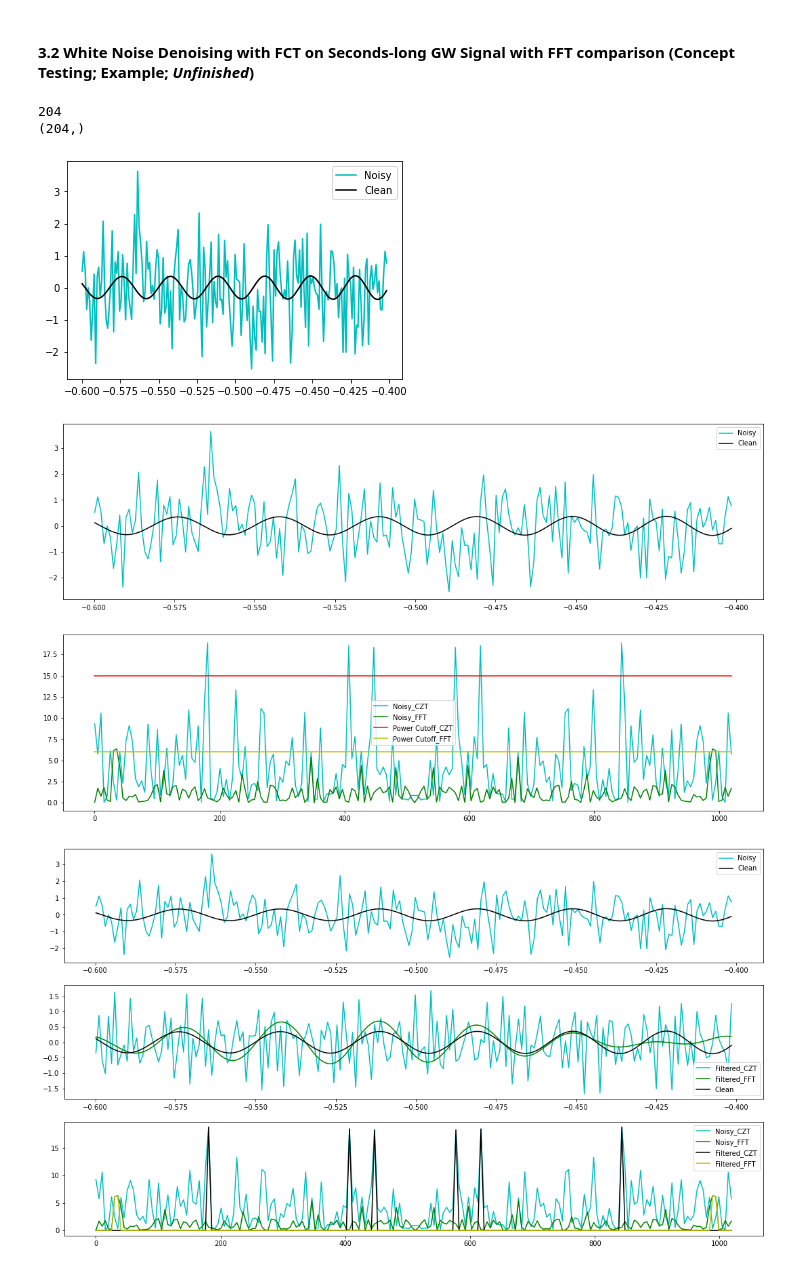
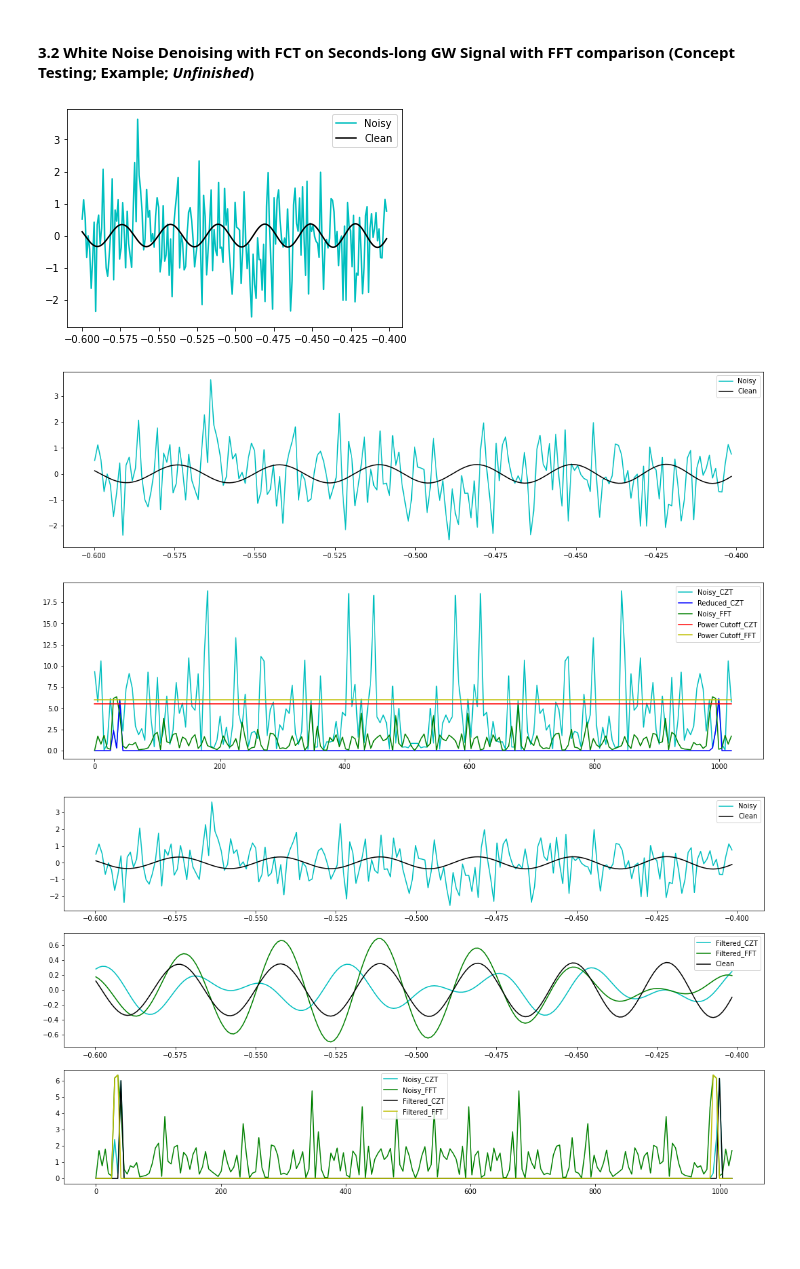
Before and after one commit to xli2522/GW-SignalGen, a Jupyter notebook: fast_chirp_gw.ipynb, the cells around one changed output. Drawn from its saved outputs; the diff is of its cells as text; code cells hidden in the pictures; blank space fills up the shorter version.

```diff
--- a/fast_chirp_gw.ipynb
+++ b/fast_chirp_gw.ipynb
@@ -627,12 +627,10 @@ current_series = generated_series[-1]
 
 L = int(np.floor(0.8*sample_rate))     #only take the last ? s
 L2 = int(np.floor(0.2*sample_rate))
-print(L2)
+
 #load time array
 t = current_series.sample_times[-L:][:L2]
 dt = 1/sample_rate
-print(np.shape(t))
-
 
 plt.figure()
 plt.plot(t, noisy_series_CZT[-L:][:L2], color='c', label='Noisy')
@@ -641,22 +639,47 @@ plt.legend()
 
 plt.show()
 # %% [output]
-204
-(204,)
 [figure]
 # %%
 # start of CZT
 n = len(t)
+
 freq = (1/(dt*n))*np.arange(n)          #generate frequency axis
 _, fhat = time2freq(t, noisy_series_CZT[-L:], freq)     #compute the czt
 PSD = fhat*np.conj(fhat)/n              #compute the power spectrum
+
+length = n
+
+#PSD = PSD[-150:][:100]
+#freq = freq[-150:][:100]
+
+PSD_lowF = np.copy(PSD)
+PSD_lowF[-195:] = 0
+PSD_lowF[:6] = 0
+#print(PSD_lowF[:4])
+PSD_highF = np.copy(PSD)
+PSD_highF[:197] = 0
+PSD_highF[-4:] = 0
+
+'''
+print(len(PSD))
+PSD_lowF = np.copy(PSD)
+PSD_lowF[-390:] = 0
+PSD_lowF[:14] = 0
+#print(PSD_lowF[:4])
+PSD_highF = np.copy(PSD)
+PSD_highF[:390] = 0
+PSD_highF[-13:] = 0
+'''
+PSD_ReducedCZT = PSD_lowF + PSD_highF
+#PSD_ReducedCZT = PSD
 
 # compute fft for comparison
 fhat_FFT = fftpack.fft(noisy_series_FFT[-L_FFT:], n_FFT)     #compute the fft
 PSD_FFT = fhat_FFT*np.conj(fhat_FFT)/n_FFT              #compute the power spectrum
 freq_FFT = (1/(dt_FFT*n_FFT))*np.arange(n_FFT)          #generate frequency axis
 
-power_cutoff_CZT = 15
+power_cutoff_CZT = 5.5
 power_cutoff_FFT = 6
 
 fig, ax = plt.subplots(2,1)
@@ -670,51 +693,52 @@ plt.legend()
 
 plt.sca(ax[1])
 plt.plot(freq, PSD, color='c', label='Noisy_CZT')
+plt.plot(freq, PSD_ReducedCZT, color='b', label='Reduced_CZT')
 plt.plot(freq_FFT, PSD_FFT, color='g', label='Noisy_FFT')
-plt.plot(freq, np.full((L2),power_cutoff_CZT),color='r', label='Power Cutoff_CZT')
-plt.plot(freq, np.full((L2),power_cutoff_FFT),color='y', label='Power Cutoff_FFT')
+plt.plot(freq, np.full((L2),power_cutoff_CZT),color='r', label='Power Cutoff_CZT')      #[-150:][:100]
+plt.plot(freq, np.full((L2),power_cutoff_FFT),color='y', label='Power Cutoff_FFT')      #[-150:][:100]
 plt.legend()
 
 plt.show()
 # %% [output]
-[figure, old version]
+[figure, new version]
 # %%
 # compute CZT
-indices = PSD > power_cutoff_CZT
-PSDclean = PSD*indices
-fhat = indices*fhat
+indices = PSD_ReducedCZT > power_cutoff_CZT
+PSDclean = PSD_ReducedCZT*indices
+fhat = indices*fhat   #[-150:][:100]
 _, ffilt = freq2time(freq, fhat, t)
 
 # compute fft for comparison
 indices_FFT = PSD_FFT > power_cutoff_FFT
 PSDclean_FFT = PSD_FFT*indices_FFT
 fhat_FFT = indices_FFT*fhat_FFT
 ffilt_FFT=fftpack.ifft(fhat_FFT)
 
 # apply window
 # unfinished ...
 
 fig, ax = plt.subplots(3,1)
 fig.set_size_inches(18.5, 10.5)
 
 plt.sca(ax[0])
 plt.plot(t, noisy_series_CZT[-L:][:L2], color='c', label='Noisy')
 plt.plot(t, clean_series_CZT[-L:][:L2], color='k', label='Clean')
 plt.legend()
 
 plt.sca(ax[1])
 plt.plot(t, ffilt,color='c', label='Filtered_CZT')
 plt.plot(t_FFT, ffilt_FFT,color='g', label='Filtered_FFT')
 plt.plot(t, clean_series_CZT[-L:][:L2], color='k', label='Clean')
 plt.legend()
 
 plt.sca(ax[2])
-plt.plot(freq, PSD, color='c', label='Noisy_CZT')
+plt.plot(freq, PSD_ReducedCZT, color='c', label='Noisy_CZT')
 plt.plot(freq_FFT, PSD_FFT, color='g', label='Noisy_FFT')
 plt.plot(freq, PSDclean, color='k', label='Filtered_CZT')
 plt.plot(freq_FFT, PSDclean_FFT, color='y', label='Filtered_FFT')
 plt.legend()
 
 plt.show()
 # %% [output]
-[figure, old version]
+[figure, new version]
```
Also changed, not shown: parts of 2 cells of this notebook.
